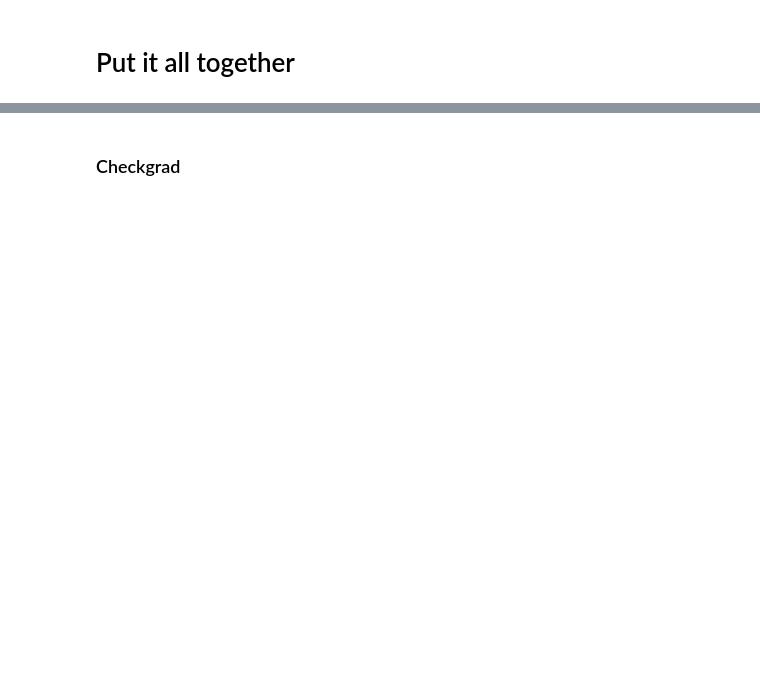
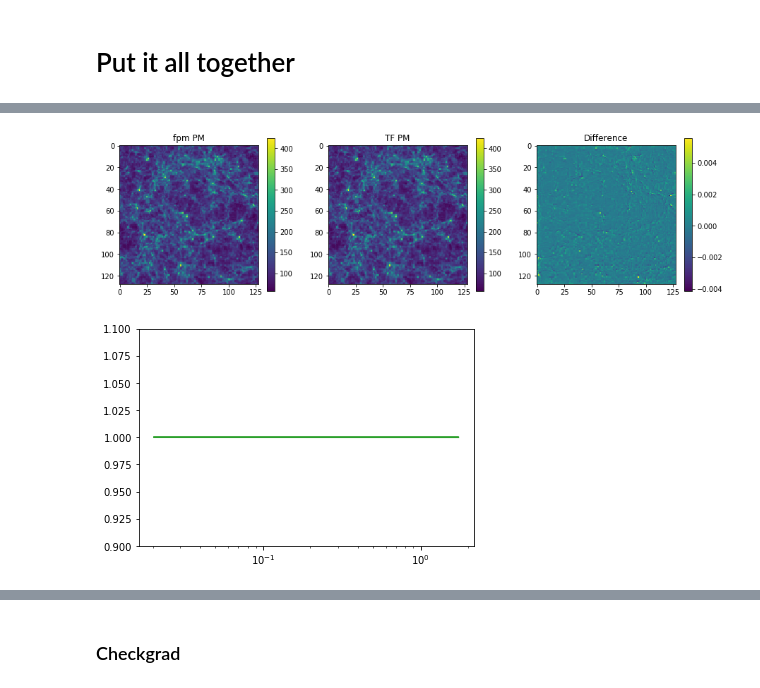
Before and after one commit to modichirag/galmodel, a Jupyter notebook: notebooks/TfFPM-Copy1.ipynb, the cells around one changed output, grey strips where cells are left out. Cells and saved outputs as stored; diff of their text form; code cells hidden in the pictures; blank space fills up the shorter version.

```diff
--- a/notebooks/TfFPM-Copy1.ipynb
+++ b/notebooks/TfFPM-Copy1.ipynb
@@ -471,0 +442,30 @@ Text(0.5,1,'Difference')
+# %%
+truelin = BigFileMesh('/project/projectdirs/astro250/chmodi/cosmo4d/data/z00/L0400_N0128_S0100_05step_B2/mesh/', 's').paint()
+truefin = BigFileMesh('/project/projectdirs/astro250/chmodi/cosmo4d/data/z00/L0400_N0128_S0100_05step/mesh/', 'd').paint()
+truefinfpm = BigFileMesh('/project/projectdirs/astro250/chmodi/cosmo4d/data/z00/L0400_N0128_S0100_05step_fpm/mesh/', 'd').paint()
+truefinlpt = BigFileMesh('/project/projectdirs/astro250/chmodi/cosmo4d/data/z00/L0400_N0128_S0100_05step_LPT/mesh/', 'd').paint()
+truefin1 = BigFileMesh('/project/projectdirs/astro250/chmodi/cosmo4d/data/z00/L0400_N0128_S0100_05step_B1/mesh/', 'd').paint()
+# %%
+fig, ax = plt.subplots(1, 3, figsize = (15, 4))
+im = ax[0].imshow(truefinfpm[...].sum(axis=0))
+plt.colorbar(im, ax=ax[0])
+ax[0].set_title('fpm PM')
+im = ax[1].imshow(tfmeshpm[...].sum(axis=0))
+plt.colorbar(im, ax=ax[1])
+ax[1].set_title('TF PM')
+im = ax[2].imshow((truefinfpm-tfmeshpm)[...].sum(axis=0))
+plt.colorbar(im, ax=ax[2])
+ax[2].set_title('Difference')
+plt.show()
+
+
+k, p1 = tools.power(truefinfpm, boxsize=bs)
+k, p2 = tools.power(tfmeshpm, boxsize=bs)
+k, px = tools.power(truefinfpm, tfmeshpm, boxsize=bs)
+plt.semilogx(k, p2/p1, 'C2', label='TFPM-fpm')
+plt.semilogx(k, px/(p2*p1)**0.5, 'C2')
+plt.ylim(0.9, 1.1)
+plt.show()
+# %% [output]
+[figure, added]
+[figure, added]
```
Also changed, not shown: parts of 33 cells of this notebook, 3 other files.
